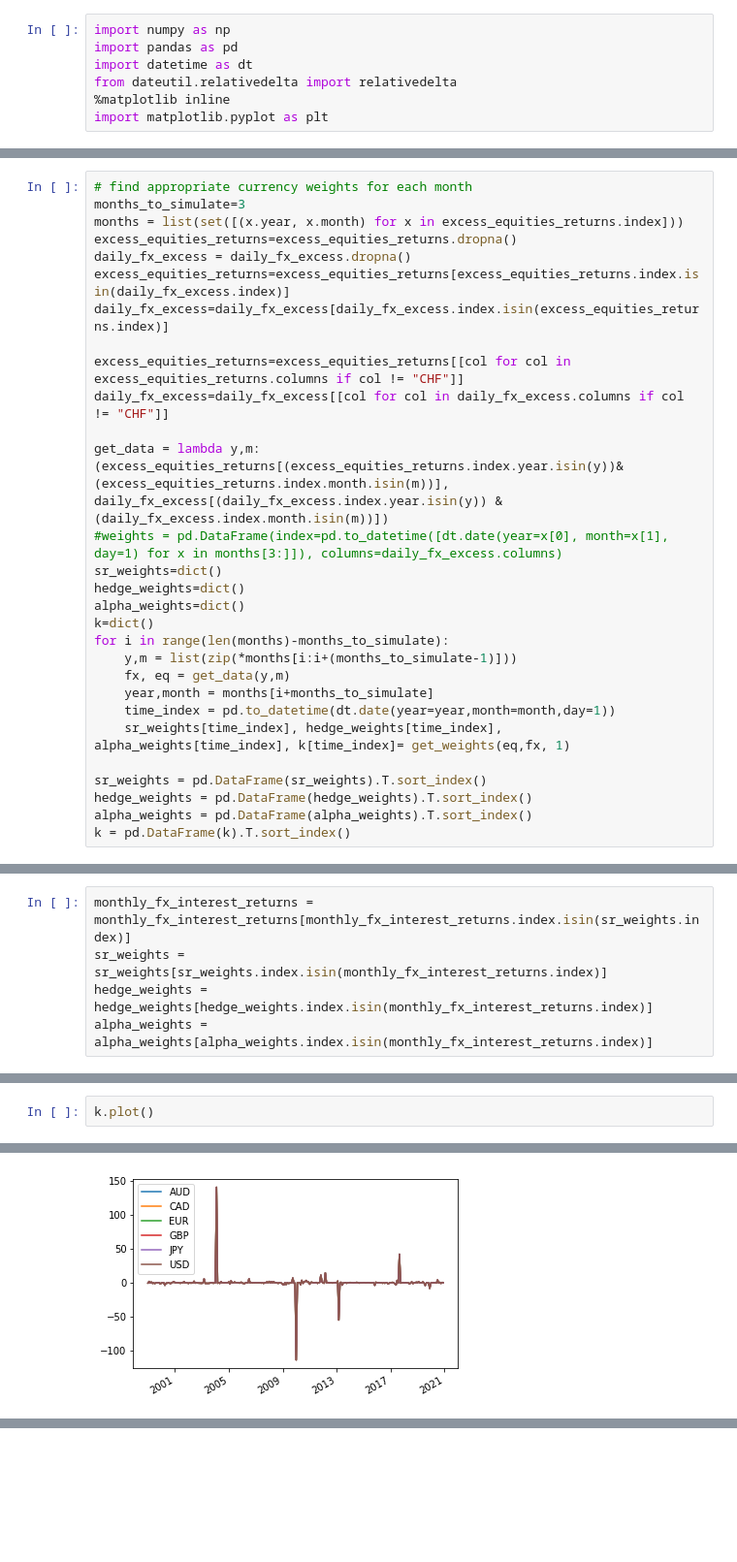
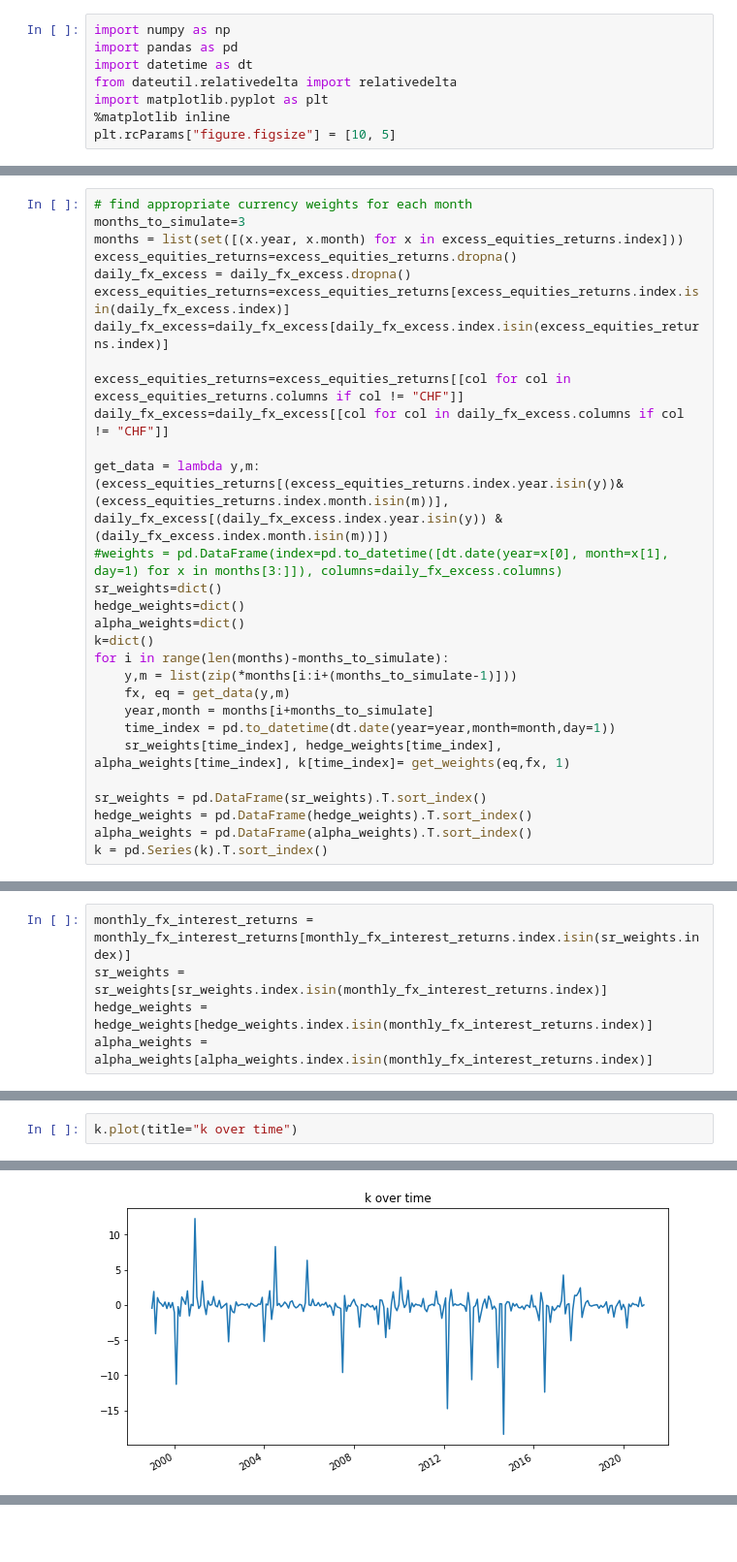
Before and after one commit to Tobias-Mann/Practicioners-Seminar-Notebook, a Jupyter notebook: Optimal Currency Hedging for International Equity Portfolios.ipynb, the cells around one changed output, grey strips where cells are left out. Shown: that part at 97% size. Cells and saved outputs as stored; diff of their text form; blank space fills up the shorter version.

```diff
--- a/Optimal Currency Hedging for International Equity Portfolios.ipynb
+++ b/Optimal Currency Hedging for International Equity Portfolios.ipynb
@@ -3,8 +3,9 @@ import numpy as np
 import pandas as pd
 import datetime as dt
 from dateutil.relativedelta import relativedelta
+import matplotlib.pyplot as plt
 %matplotlib inline
-import matplotlib.pyplot as plt
+plt.rcParams["figure.figsize"] = [10, 5]
 # %%
 fx_rates = pd.read_excel("./Data/FX_ALL_MONTHLY.xlsx", index_col=0)
 fx_rates = fx_rates[fx_rates!=0].dropna()
@@ -246,7 +227,7 @@ for i in range(len(months)-months_to_simulate):
 sr_weights = pd.DataFrame(sr_weights).T.sort_index()
 hedge_weights = pd.DataFrame(hedge_weights).T.sort_index()
 alpha_weights = pd.DataFrame(alpha_weights).T.sort_index()
-k = pd.DataFrame(k).T.sort_index()
+k = pd.Series(k).T.sort_index()
 # %%
 #simulate returns with currency weights for each month
 # %%
@@ -295,4 +279,4 @@ Alpha    0.252107
 dtype: float64
 # %%
-k.plot()
+k.plot(title="k over time")
 # %% [output]
@@ -300,4 +284,4 @@ k.plot()
-[figure, old version]
+[figure, new version]
 # %%
 sr_weights.abs().sum(axis=1)/2
 # %% [output]
```
Also changed, not shown: parts of 20 cells of this notebook.
